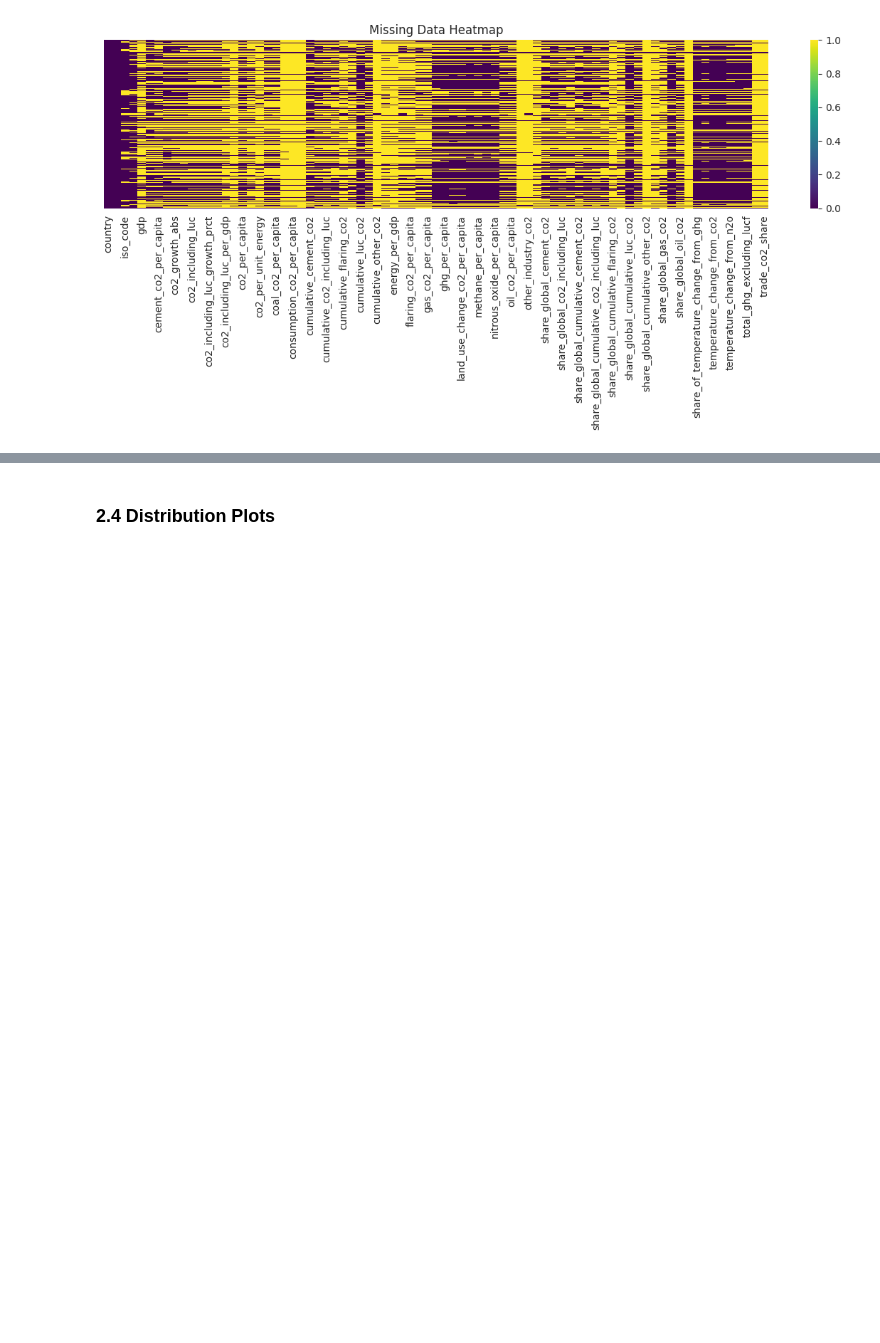
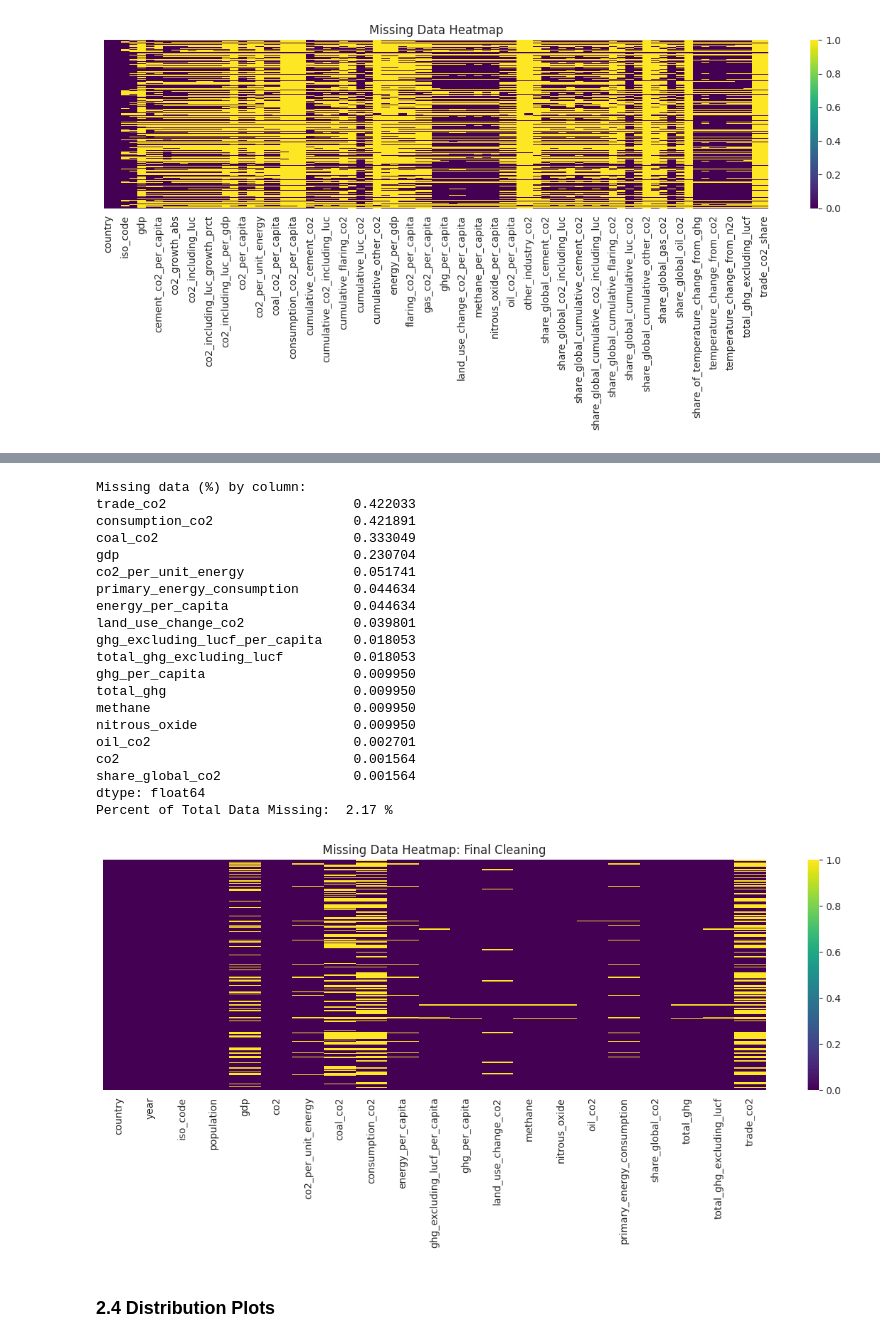
Before and after one commit to aydanali/ECON3916-Stats-and-ML, a Jupyter notebook: FinalProject/3916_final_project_starter.ipynb, the cells around one changed output, grey strips where cells are left out. Cells and saved outputs as stored; diff of their text form; code cells hidden in the pictures; blank space fills up the shorter version.

```diff
--- a/FinalProject/3916_final_project_starter.ipynb
+++ b/FinalProject/3916_final_project_starter.ipynb
@@ -173,0 +529,33 @@ Percent of Total Data Missing:  54.25 %
+# %%
+missing_pct_clean = df.isnull().mean().sort_values(ascending=False)
+print('Missing data (%) by column:')
+print(missing_pct_clean[missing_pct_clean > 0])
+print('Percent of Total Data Missing: ', round(sum(missing_pct_clean[missing_pct_clean > 0])/77*100, 2), '%')
+
+plt.figure(figsize=(12, 6))
+sns.heatmap(df.isnull(), cbar=True, yticklabels=False, cmap='viridis')
+plt.title('Missing Data Heatmap: Final Cleaning')
+plt.tight_layout()
+plt.show()
+# %% [output]
+Missing data (%) by column:
+trade_co2                        0.422033
+consumption_co2                  0.421891
+coal_co2                         0.333049
+gdp                              0.230704
+co2_per_unit_energy              0.051741
+primary_energy_consumption       0.044634
+energy_per_capita                0.044634
+land_use_change_co2              0.039801
+ghg_excluding_lucf_per_capita    0.018053
+total_ghg_excluding_lucf         0.018053
+ghg_per_capita                   0.009950
+total_ghg                        0.009950
+methane                          0.009950
+nitrous_oxide                    0.009950
+oil_co2                          0.002701
+co2                              0.001564
+share_global_co2                 0.001564
+dtype: float64
+Percent of Total Data Missing:  2.17 %
+[figure, added]
```
Also changed, not shown: parts of 39 cells of this notebook.
